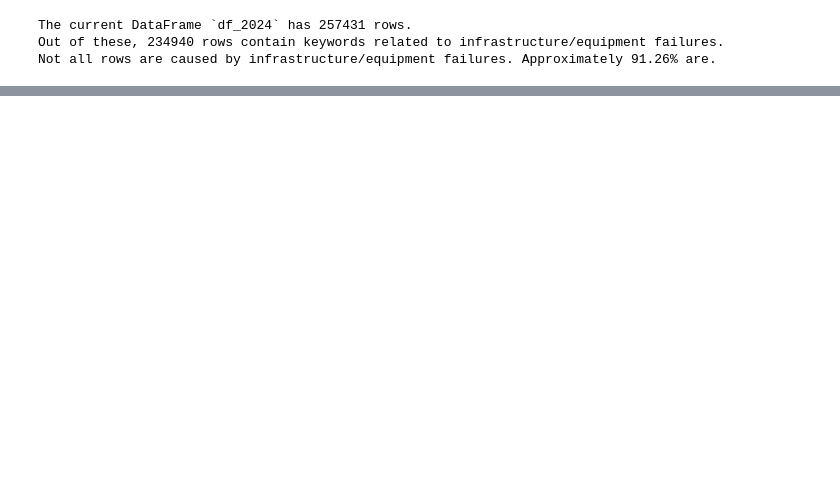
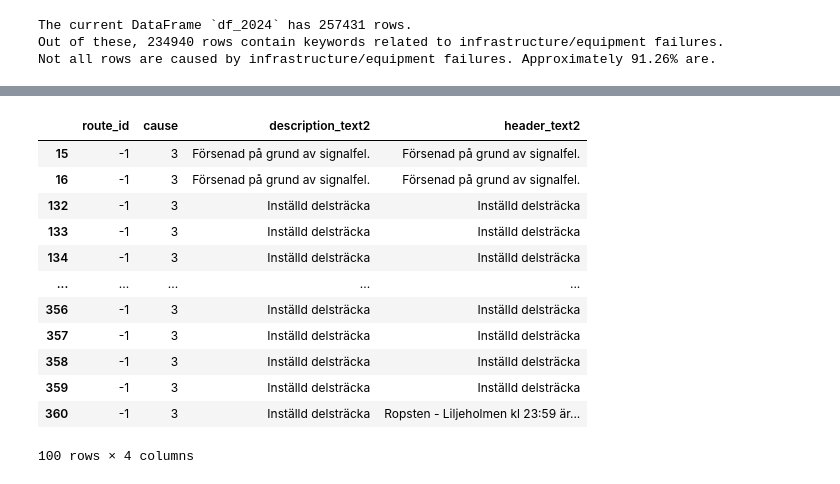
Before and after one commit to marziqhaqkim-dotcom/ai_course_exercises, a Jupyter notebook: Opening_Parquet_File_Project23092026.ipynb, the cells around one changed output, grey strips where cells are left out. Saved outputs shown, nothing was run; the diff lists cells and outputs as text; code cells hidden in the pictures; blank space fills up the shorter version.

```diff
--- a/Opening_Parquet_File_Project23092026.ipynb
+++ b/Opening_Parquet_File_Project23092026.ipynb
@@ -1466,0 +1468,15 @@ Shape of DataFrame after deduplication by 'id': (51447, 9)
+# %%
+import pandas as pd
+
+# Reload the original dataset to restore the 'route_id' column
+file_name = '/content/drive/MyDrive/service_alerts_2024.parquet'
+df_original = pd.read_parquet(file_name)
+
+# Convert 'end' column to datetime objects
+df_original['end'] = pd.to_datetime(df_original['end'])
+
+# Filter the DataFrame to keep only rows where the 'end' year is 2024
+df_2024_with_route_id = df_original[df_original['end'].dt.year == 2024].copy()
+
+print(f"New DataFrame `df_2024_with_route_id` created with shape: {df_2024_with_route_id.shape}")
+display(df_2024_with_route_id.head())
@@ -1466,0 +1623,16 @@ Shape of DataFrame after deduplication by 'id': (51447, 9)
+# %%
+display(df_infra_route_ids[['route_id', 'cause', 'description_text2', 'header_text2']].head(100))
+# %% [output]
+|  | route_id | cause | description_text2 | header_text2 |
+| 15 | -1 | 3 | Försenad på grund av signalfel. | Försenad på grund av signalfel. |
+| 16 | -1 | 3 | Försenad på grund av signalfel. | Försenad på grund av signalfel. |
+| 132 | -1 | 3 | Inställd delsträcka | Inställd delsträcka |
+| 133 | -1 | 3 | Inställd delsträcka | Inställd delsträcka |
+| 134 | -1 | 3 | Inställd delsträcka | Inställd delsträcka |
+| ... | ... | ... | ... | ... |
+| 356 | -1 | 3 | Inställd delsträcka | Inställd delsträcka |
+| 357 | -1 | 3 | Inställd delsträcka | Inställd delsträcka |
+| 358 | -1 | 3 | Inställd delsträcka | Inställd delsträcka |
+| 359 | -1 | 3 | Inställd delsträcka | Inställd delsträcka |
+| 360 | -1 | 3 | Inställd delsträcka | Ropsten - Liljeholmen kl 23:59 är... |
+100 rows × 4 columns
```
Also changed, not shown: parts of 14 cells of this notebook.
